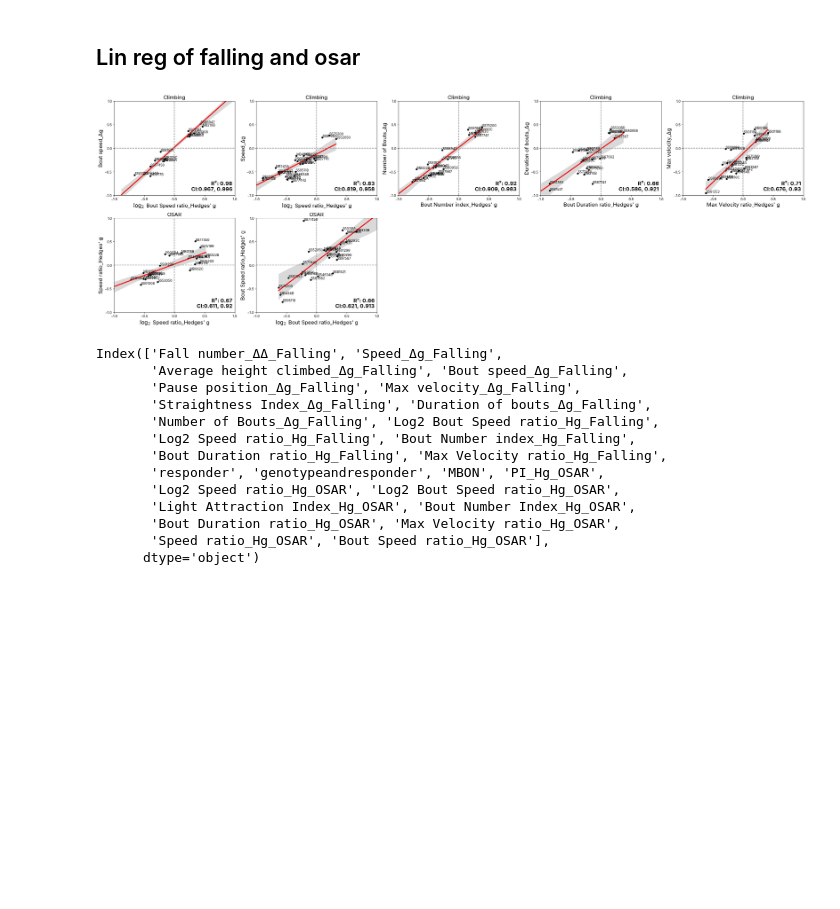
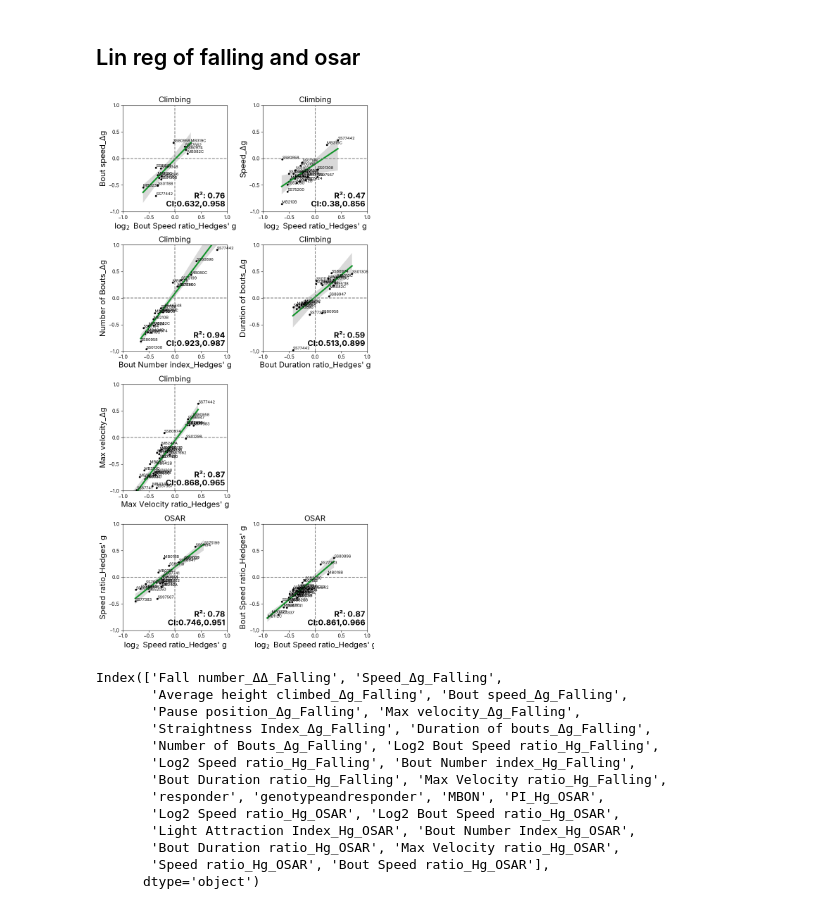
Before and after one commit to lnicole08/OSAR-Nicole-version, a Jupyter notebook: Falling-OSAR Linreg.ipynb, the cells around one changed output. Drawn from its saved outputs; the diff is of its cells as text; code cells hidden in the pictures; blank space fills up the shorter version.

```diff
--- a/Falling-OSAR Linreg.ipynb
+++ b/Falling-OSAR Linreg.ipynb
@@ -46,7 +44,7 @@ officecomp = "C:\\Users\\Star\\"
 labcomp = "C:\\Users\\User\\"
 computer2 = "C:\\Users\\lnico\\"
 homecomp = "D:\\"
-specifiedpath = homecomp
+specifiedpath = labcomp
 filedate = "20260423"
 
 filedirectory_OSAR = "ACC Lab Dropbox\\ACC Lab\\Nicole Lee\\Data Compilation\\osar_compiled\\2025collection\\"
@@ -360,7 +358,7 @@ def clean_label(label):
 
 totalmetriccomparison = pd.read_excel(specifiedpath + "ACC Lab Dropbox\\ACC Lab\\Nicole Lee\\Data Compilation\\2025 Complete raw values osar falling\\Totalcomparisonofallmetrics-Full.xlsx")
 
-responder = "Chrimson2"
+responder = "ACR"
 responderrename = "CsChrimson" if responder == "Chrimson2" else "GtACR1"
 colorline = "#ff0000" if responder == "Chrimson2" else "#14962c"
 
@@ -380,53 +378,69 @@ osar_pairs = [
     ('Log2 Bout Speed ratio_Hg_OSAR', 'Bout Speed ratio_Hg_OSAR'),
 ]
 
+orientation = "vertical"  # "horizontal" or "vertical"
 
-fig, axes = plt.subplots(2, 5, figsize=(30, 10))
+n_fall = len(falling_pairs)
+n_osar = len(osar_pairs)
+
+if orientation == "vertical":
+    ncols = 2
+    osar_start = n_fall + (n_fall % 2)
+    total_slots = osar_start + n_osar
+    nrows = (total_slots + 1) // 2
+    figsize = (8, 4 * nrows)
+else:
+    ncols = max(n_fall, n_osar)
+    osar_start = ncols
+    nrows = 2
+    figsize = (4 * ncols, 8)
+
+fig, axes = plt.subplots(nrows, ncols, figsize=figsize)
 axs = axes.flatten()
+for a in axs:
+    a.set_visible(False)
+
 all_pairs = falling_pairs + osar_pairs
 
 for idx, (x_col, y_col) in enumerate(all_pairs):
-    ax = axs[idx]
-    df_plot = df_specificmbon[~((df_specificmbon[x_col].abs() < 0.2) & (df_specificmbon[y_col].abs() < 0.2))].reset_index(drop=True)
+    ax_idx = idx if idx < n_fall else osar_start + (idx - n_fall)
+    ax = axs[ax_idx]
+    ax.set_visible(True)
+    df_plot = df_specificmbon[~((df_specificmbon[x_col].abs() < 0.2) &(df_specificmbon[y_col].abs() < 0.2))].reset_index(drop=True)
 
-    sns.regplot(x=x_col, y=y_col, data=df_plot, ci=95, scatter=False, line_kws={"color": "black"}, ax=ax)
-    sns.regplot(x=x_col, y=y_col, data=df_plot, ci=0, scatter=False, line_kws={"color": colorline, 'lw': 3}, ax=ax)
-    sns.scatterplot(x=x_col, y=y_col, data=df_plot, s=40, color='k', ax=ax)
+    sns.regplot(x=x_col, y=y_col, data=df_plot, ci=95, scatter=False, line_kws={"color":"black"}, ax=ax)
+    sns.regplot(x=x_col, y=y_col, data=df_plot, ci=0, scatter=False, line_kws={"color":colorline, 'lw': 3}, ax=ax)
+    sns.scatterplot(x=x_col, y=y_col, data=df_plot, s=20, color='k', ax=ax)
 
-    assay = "Climbing" if idx < 5 else "OSAR"
+    assay = "Climbing" if idx < n_fall else "OSAR"
     ax.set_xlabel(clean_label(x_col), fontsize=16)
     ax.set_ylabel(clean_label(y_col), fontsize=16)
     ax.set_title(f"{assay}", fontsize=16)
     ax.grid(False)
     ax.set_xlim([-1, 1])
     ax.set_ylim([-1, 1])
     ax.set_xticks([-1, -0.5, 0, 0.5, 1])
     ax.set_yticks([-1, -0.5, 0, 0.5, 1])
     ax.axvline(0, c=(.5, .5, .5), ls='--')
     ax.axhline(0, c=(.5, .5, .5), ls='--')
     ax.yaxis.set_tick_params(labelbottom=True)
 
     for n, k in enumerate(df_plot['MBON']):
-        ax.annotate(k, (df_plot.loc[n, x_col], df_plot.loc[n, y_col] + 0.01), fontsize=10)
+        ax.annotate(k, (df_plot.loc[n, x_col], df_plot.loc[n, y_col] + 0.01),fontsize=8)
 
     r_result = scipy.stats.pearsonr(df_plot[x_col], df_plot[y_col])
     ci_low = r_result.confidence_interval(confidence_level=0.95)[0]
     ci_high = r_result.confidence_interval(confidence_level=0.95)[1]
-    ax.annotate(f"R²: {round(r_result[0], 3)**2:.2f}\nCI:{round(ci_low, 3)}, {round(ci_high, 3)}",
-                (0.98, 0.05), ha="right", xycoords='axes fraction', weight="bold", fontsize=16)
-
-axs[7].set_visible(False)
-axs[8].set_visible(False)
-axs[9].set_visible(False)
+    ax.annotate(f"R²: {round(r_result[0], 3)**2:.2f}\nCI:{round(ci_low, 3)},{round(ci_high, 3)}", (0.98, 0.05), ha="right", xycoords='axes fraction', weight="bold",fontsize=16)
 
 plt.subplots_adjust(top=0.95, wspace=0.2, hspace=0.3)
 plt.tight_layout()
 mpl.rcParams['svg.fonttype'] = 'none'
 
-#plt.savefig("D:\\ACC Lab Dropbox\\ACC Lab\\Nicole Lee\\Data Compilation\\Falling_New\\images\\linregofmetricsconversion_" + responder +".svg", bbox_inches="tight")
+#plt.savefig(specifiedpath + "ACC Lab Dropbox\\ACC Lab\\Nicole Lee\\Data Compilation\\Falling_New\\images\\linregofmetricsconversion_" + responder +".svg", bbox_inches="tight")
 plt.show()
 # %% [output]
-[figure, old version]
+[figure, new version]
 # %%
 totalmetriccomparison.columns
 # %% [output]
```
Also changed, not shown: parts of 2 cells of this notebook, 2 other files.
